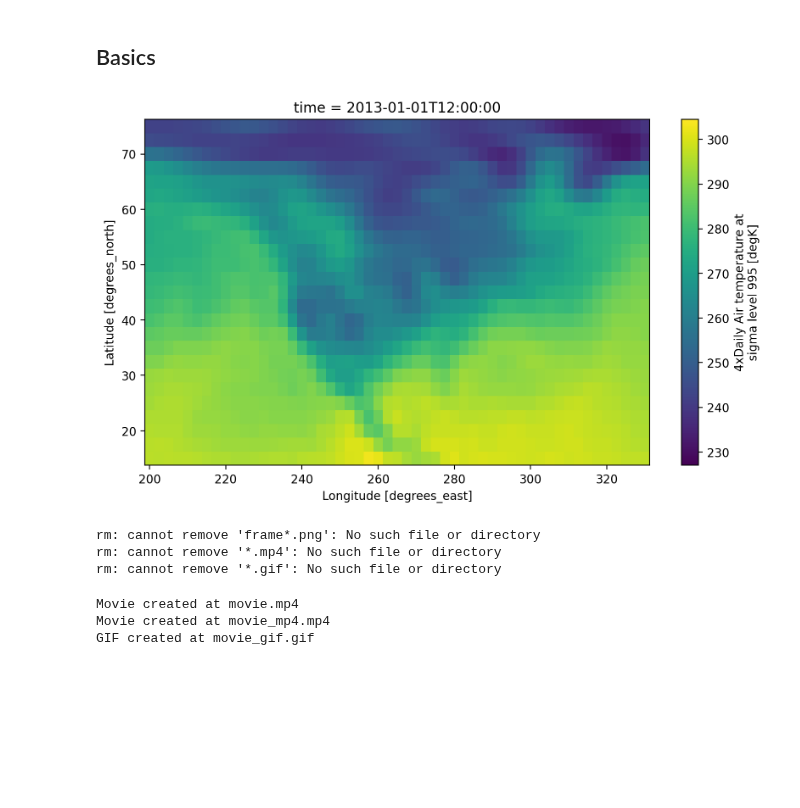
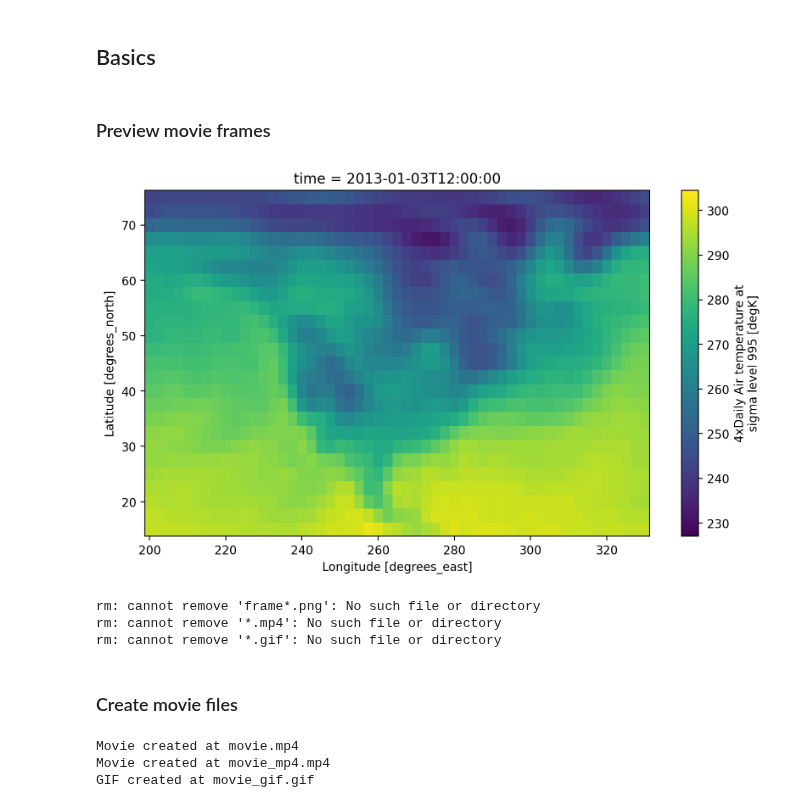
Before and after one commit to jbusecke/xmovie, a Jupyter notebook: docs/examples/First_Steps.ipynb, the cells around one changed output. Cells and saved outputs as stored; diff of their text form; code cells hidden in the pictures; blank space fills up the shorter version.

Commit message:
Generate all example images in first-steps

```diff
--- a/docs/examples/First_Steps.ipynb
+++ b/docs/examples/First_Steps.ipynb
@@ -27,15 +29,20 @@ ds = xr.tutorial.open_dataset('air_temperature').isel(time=slice(0, 150))
 mov = Movie(ds.air)
+# %% [markdown]
+### Preview movie frames
 # %%
-# preview 10th frame
-mov.preview(2)
+# Preview 10th frame
+mov.preview(10)
+plt.savefig("movie_preview.png")
 # %% [output]
-[figure, old version]
+[figure, new version]
 # %%
 ! rm -f frame*.png *.mp4 *.gif
 # %% [output]
 rm: cannot remove 'frame*.png': No such file or directory
 rm: cannot remove '*.mp4': No such file or directory
 rm: cannot remove '*.gif': No such file or directory
+# %% [markdown]
+### Create movie files
 # %%
 mov.save('movie.mp4')      # Use to save a high quality mp4 movie
 mov.save('movie_gif.gif')  # Use to save a gif
```
Also changed, not shown: parts of 12 cells of this notebook, 4 other files.
